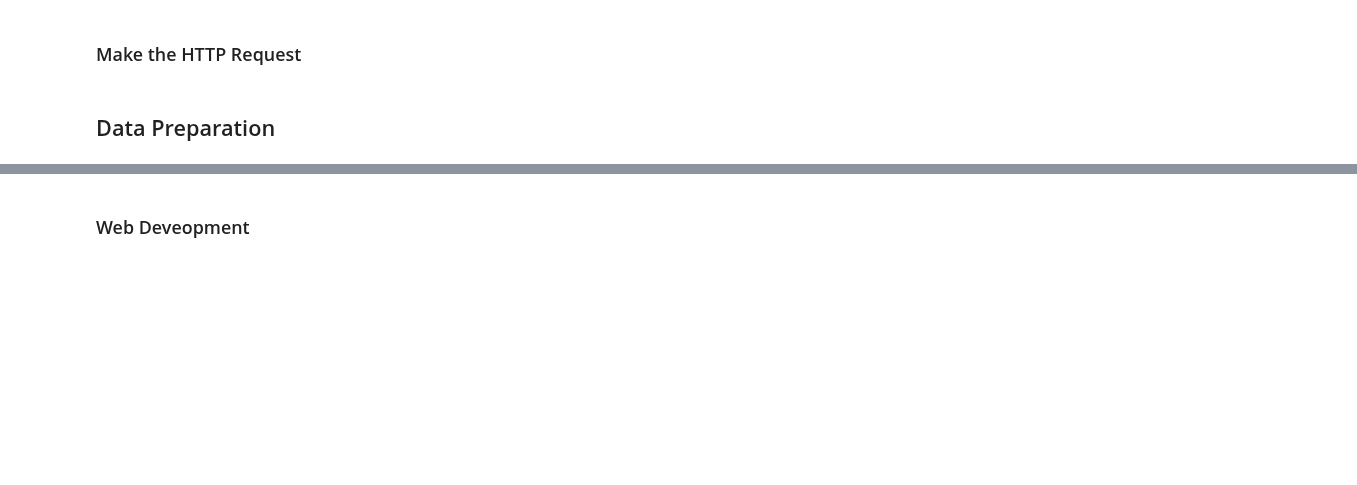
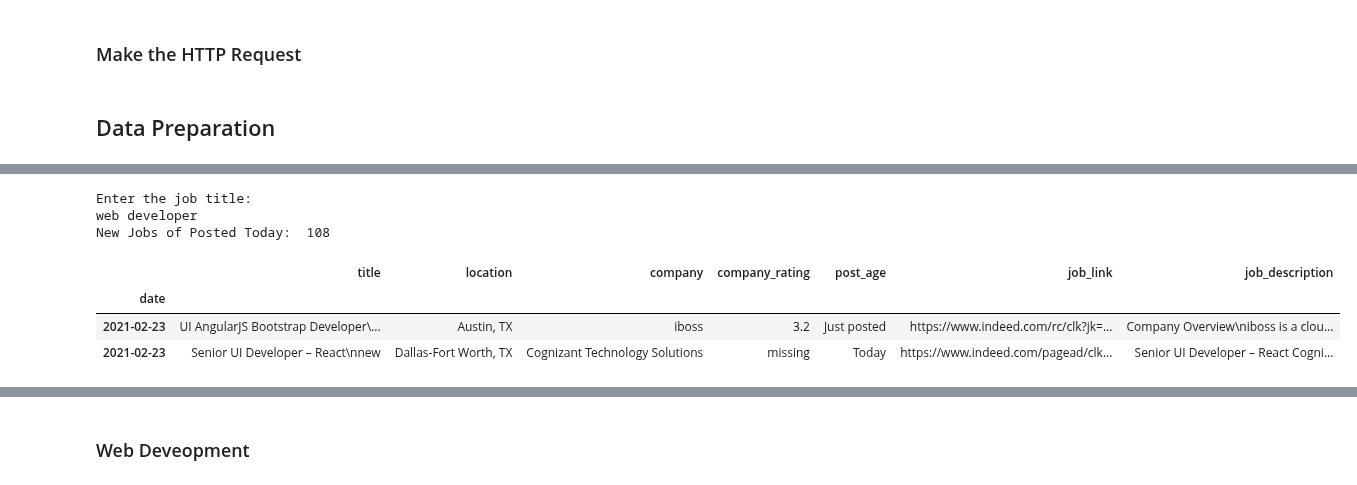
Before and after one commit to Blue-Owl-Data/Job-Search-Dashboard, a Jupyter notebook: notebook/MVP_Shi.ipynb, the cells around one changed output, grey strips where cells are left out. Saved outputs shown, nothing was run; the diff lists cells and outputs as text; code cells hidden in the pictures; blank space fills up the shorter version.

```diff
--- a/notebook/MVP_Shi.ipynb
+++ b/notebook/MVP_Shi.ipynb
@@ -395,6 +395,17 @@ def jobs_indeed(job_title, location, max_page=35):
     return df_jobs
 # %% [markdown]
 ## Data Preparation
+# %%
+def job_title_initials():
+    '''
+    This function accepts the job title in a string format (all lower case) and
+    returns the initials of the job titles.
+    '''
+    print("Enter the job title: ")
+    job_title = input()
+    match = re.findall(r'([a-z])\w+', job_title)
+    initials = ''.join(match)
+    return initials
 # %%
 # Define a function to remove the duplicates
 
@@ -489,0 +540,38 @@ def transform_old_file(df, date_string):
+# %%
+def daily_update(df):
+    '''
+    This function updates job posts of web developer in TX by adding the daily acquring
+    of web developer job posts in TX.
+    '''
+    # Read the job posts of web developer in TX
+    database = env_Shi.database
+    initials = job_title_initials()
+    df_tx = pd.read_csv(f"{database}df_{initials}_tx_backup.csv")
+    num_jobs = df_tx.shape[0]
+    # Convert the date column to datetime type
+    df_tx.date = pd.to_datetime(df_tx.date)
+    # Set the date column as the index and sort the index
+    df_tx = df_tx.set_index('date').sort_index(ascending=False)
+    # Add the daily update
+    df = compute_post_date(df)
+    df_tx = pd.concat([df_tx, df]).sort_index(ascending=False)
+    # Remove the duplicates
+    df_tx = remove_duplicates(df_tx)
+    # Save as csv file
+    df_tx.to_csv(f"{database}df_{initials}_tx_backup.csv")
+    num_new_jobs = df_tx.shape[0] - num_jobs
+    print("New Jobs of Posted Today: ", num_new_jobs)
+    return df_tx
+# %%
+# Perform the daily updates
+
+df_test = daily_update(df_new)
+df_test.head(2)
+# %% [output]
+Enter the job title:
+web developer
+New Jobs of Posted Today:  108
+|  | title | location | company | company_rating | post_age | job_link | job_description |
+| date |  |  |  |  |  |  |  |
+| 2021-02-23 | UI AngularJS Bootstrap Developer\... | Austin, TX | iboss | 3.2 | Just posted | https://www.indeed.com/rc/clk?jk=... | Company Overview\niboss is a clou... |
+| 2021-02-23 | Senior UI Developer – React\nnew | Dallas-Fort Worth, TX | Cognizant Technology Solutions | missing | Today | https://www.indeed.com/pagead/clk... | Senior UI Developer – React Cogni... |
```
Also changed, not shown: parts of 66 cells of this notebook.
